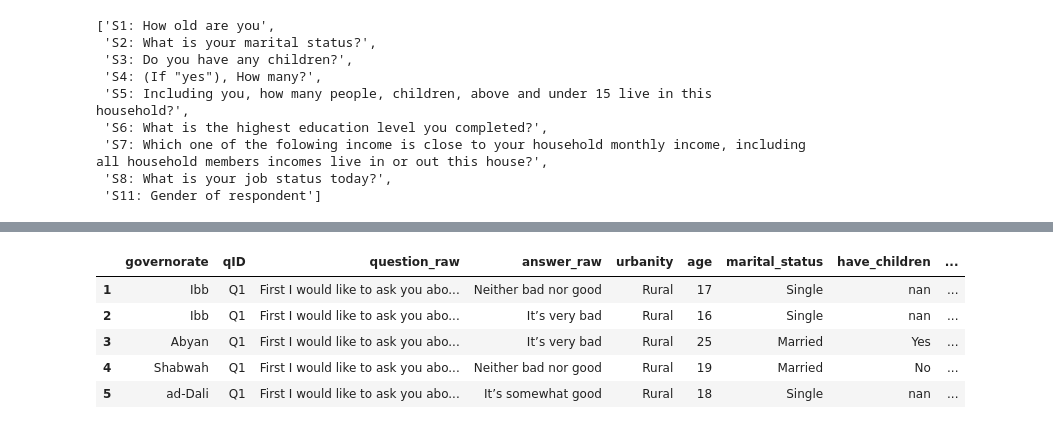
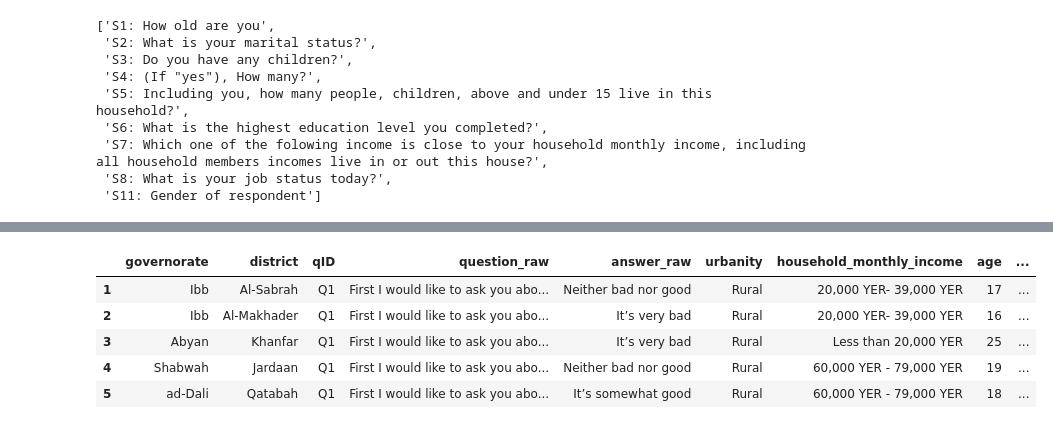
Before and after one commit to cmcenaney/ypc-data, a Jupyter notebook: 1_initial.ipynb, the cells around one changed output, grey strips where cells are left out. Saved outputs shown, nothing was run; the diff lists cells and outputs as text; code cells hidden in the pictures.

```diff
--- a/1_initial.ipynb
+++ b/1_initial.ipynb
@@ -52,8 +52,9 @@ demographic_columns
 # %%
 df_ = df.filter(items=question_columns)
 df_['governorate'] = df['M2: Governorate']
-df_['district'] = df['District']
+df_['district'] = df['M3: District']
 df_['urbanity'] = df['M7: Urbanity']
+df_['household_monthly_income'] = df['S7: Which one of the folowing income is close to your household monthly income, including all household members incomes live in or out this house?']
 df_['age'] = df['S1: How old are you']
 df_['marital_status'] = df['S2: What is your marital status?'].apply(lambda x: x.split(', ')[0])
 df_['have_children'] = df['S3: Do you have any children?']
@@ -77,36 +78,38 @@ for q in question_columns:
 
 
     q_ = unidecode.unidecode(q)
     qID = q_.split(':')[0]
     q_ = q_.split(':')[1].strip()
 
 
 
     if q_ != 'Other':
         df_a['governorate'] = df_['governorate']
+        df_a['district'] = df_['district']
         df_a['qID'] = qID
         df_a['question_raw'] = q_
         df_a['answer_raw'] = df_[q]
         df_a['urbanity'] = df_['urbanity']
+        df_a['household_monthly_income'] = df_['household_monthly_income']
         df_a['age'] = df_['age']
         df_a['marital_status'] = df_['marital_status']
         df_a['have_children'] = df_['have_children']
         df_a['job_status'] = df_['job_status']
         df_a['gender'] = df_['gender']
 
 
 
 
     df_a_list.append(df_a)
 
 df_formatted = pd.concat(df_a_list)
 
 
 df_formatted.head()
 # %% [output]
-|  | governorate | qID | question_raw | answer_raw | urbanity | age | marital_status | have_children | ... |
-| 1 | Ibb | Q1 | First I would like to ask you abo... | Neither bad nor good | Rural | 17 | Single | nan | ... |
-| 2 | Ibb | Q1 | First I would like to ask you abo... | It’s very bad | Rural | 16 | Single | nan | ... |
-| 3 | Abyan | Q1 | First I would like to ask you abo... | It’s very bad | Rural | 25 | Married | Yes | ... |
-| 4 | Shabwah | Q1 | First I would like to ask you abo... | Neither bad nor good | Rural | 19 | Married | No | ... |
-| 5 | ad-Dali | Q1 | First I would like to ask you abo... | It’s somewhat good | Rural | 18 | Single | nan | ... |
+|  | governorate | district | qID | question_raw | answer_raw | urbanity | household_monthly_income | age | ... |
+| 1 | Ibb | Al-Sabrah | Q1 | First I would like to ask you abo... | Neither bad nor good | Rural | 20,000 YER- 39,000 YER | 17 | ... |
+| 2 | Ibb | Al-Makhader | Q1 | First I would like to ask you abo... | It’s very bad | Rural | 20,000 YER- 39,000 YER | 16 | ... |
+| 3 | Abyan | Khanfar | Q1 | First I would like to ask you abo... | It’s very bad | Rural | Less than 20,000 YER | 25 | ... |
+| 4 | Shabwah | Jardaan | Q1 | First I would like to ask you abo... | Neither bad nor good | Rural | 60,000 YER - 79,000 YER | 19 | ... |
+| 5 | ad-Dali | Qatabah | Q1 | First I would like to ask you abo... | It’s somewhat good | Rural | 60,000 YER - 79,000 YER | 18 | ... |
```
Also changed, not shown: parts of 4 cells of this notebook, 2 other files.
